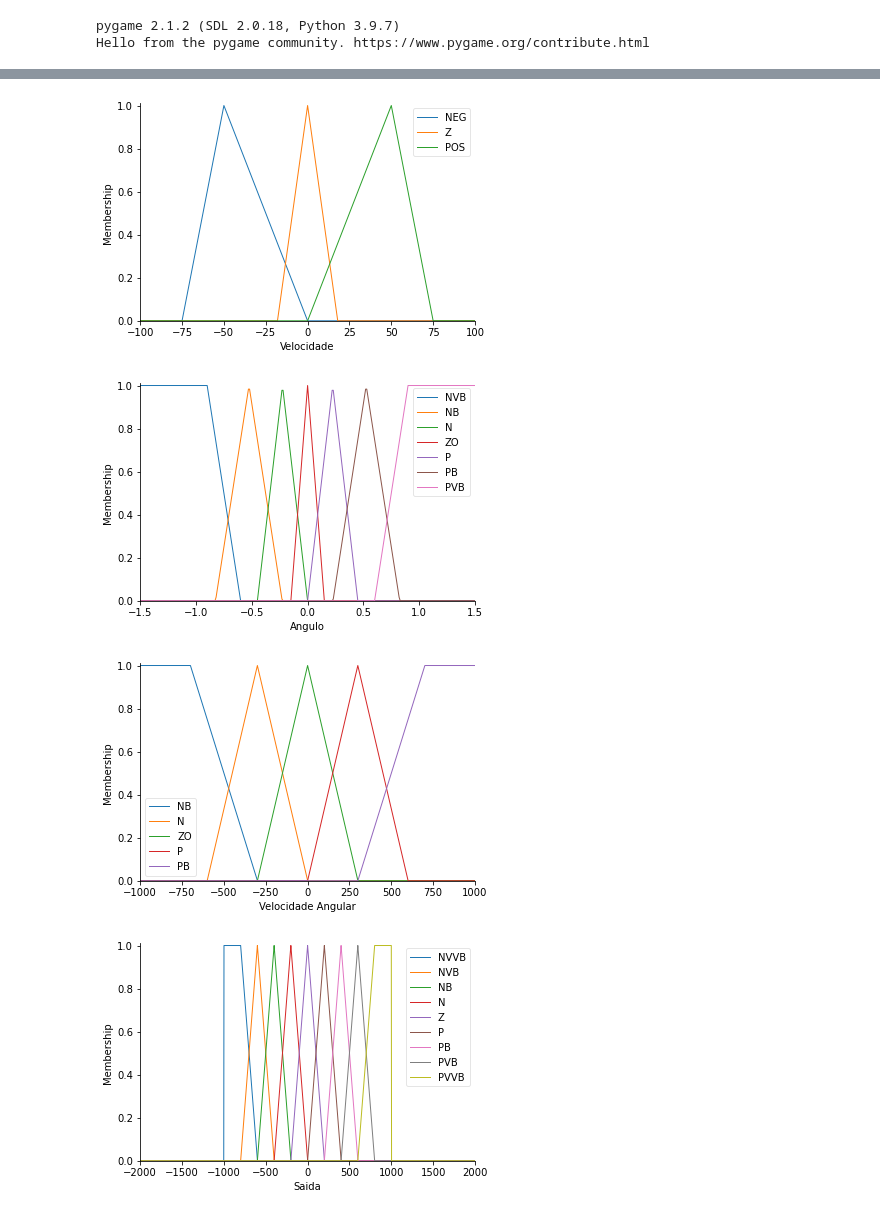
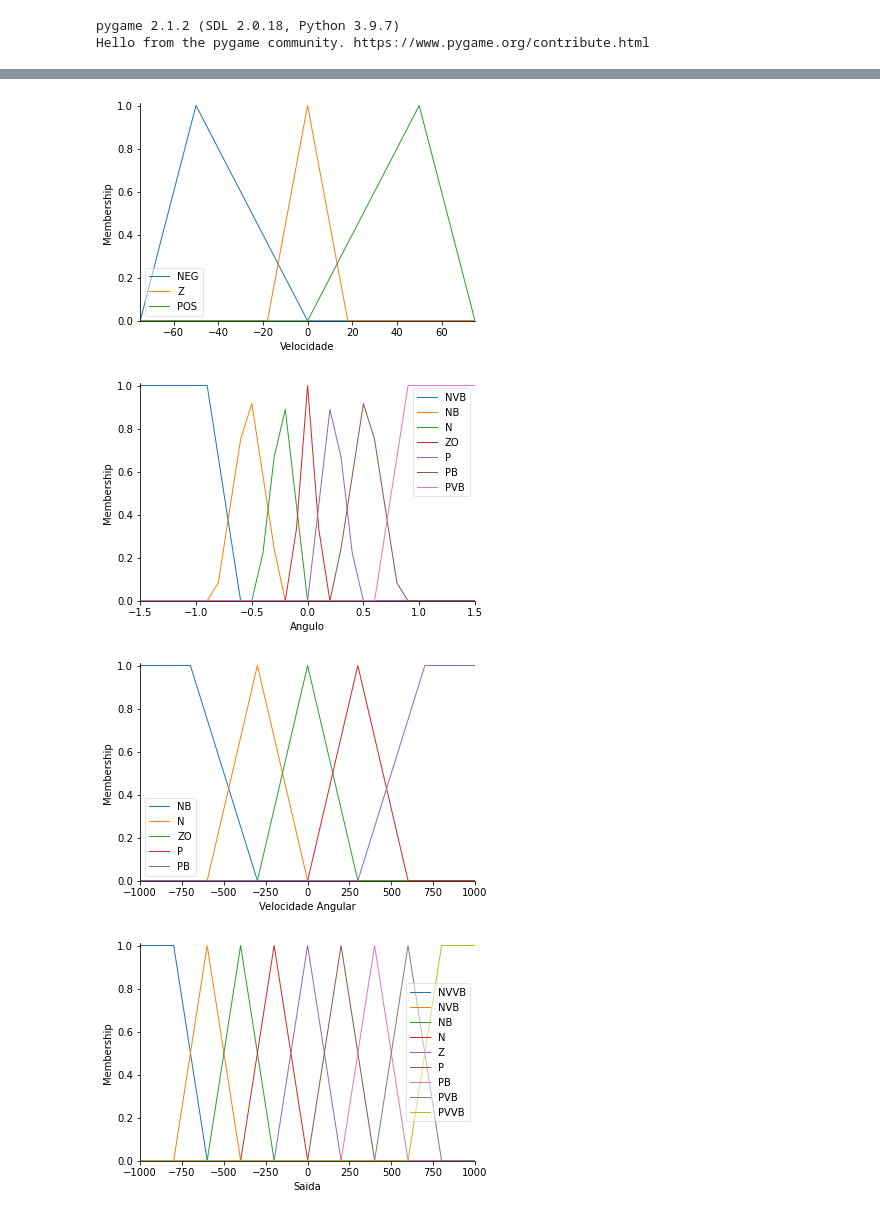
Before and after one commit to mateustui/Controle-Inteligente, a Jupyter notebook: Trab_02/visualizar/regras.ipynb, the cells around one changed output, grey strips where cells are left out. Drawn from its saved outputs; the diff is of its cells as text; code cells hidden in the pictures.

```diff
--- a/Trab_02/visualizar/regras.ipynb
+++ b/Trab_02/visualizar/regras.ipynb
@@ -26,10 +26,10 @@ I = m*L**2 / 12
 # SETPOINT em env.xRef.
 
 Posicao = np.arange(-2, 2.01, 0.01)
-Velocidade = np.arange(-100, 100.1, 0.1)
-Angulo = np.arange(-1.5, 1.501, 0.01)
+Velocidade = np.arange(-75, 75.1, 0.1)
+Angulo = np.arange(-1.5, 1.6, 0.1)
 VelocidadeAngular = np.arange(-1000, 1000.5, 0.5)
-Saida = np.arange(-2000, 2000.5, 0.5)
+Saida = np.arange(-1000, 1000.5, 0.5)
 
 P = ctrl.Antecedent(Posicao, 'Posicao')
 V = ctrl.Antecedent(Velocidade, 'Velocidade')
@@ -63,6 +63,7 @@ A['ZO'] = fuzz.trimf(Angulo, [-0.15,0,0.15])
 A['P'] = fuzz.trimf(Angulo, [0,0.225,0.45])
 A['PB'] = fuzz.trimf(Angulo, [0.2275,0.525,0.825])
 A['PVB'] = fuzz.trapmf(Angulo, [0.6,0.9,1.5,1.7])
+
 A.view()
 
 VA['NB'] = fuzz.trapmf(VelocidadeAngular, [-1002,-1000,-700,-300])
@@ -70,6 +71,7 @@ VA['N'] = fuzz.trimf(VelocidadeAngular, [-600,-300,0])
 VA['ZO'] = fuzz.trimf(VelocidadeAngular, [-300,0,300])
 VA['P'] = fuzz.trimf(VelocidadeAngular, [0,300,600])
 VA['PB'] = fuzz.trapmf(VelocidadeAngular, [300,700,1000,1002])
+
 VA.view()
 
 
@@ -131,33 +133,33 @@ Regra37 = ctrl.Rule(A['PB'] & VA['PB'], S['PVVB'])
 
 Regra38 = ctrl.Rule(A['PVB'] & VA['NB'], S['P'])
 Regra39 = ctrl.Rule(A['PVB'] & VA['N'], S['PB'])
 Regra40 = ctrl.Rule(A['PVB'] & VA['ZO'], S['PVB'])
 Regra41 = ctrl.Rule(A['PVB'] & VA['P'], S['PVVB'])
 Regra42 = ctrl.Rule(A['PVB'] & VA['PB'], S['PVVB'])
 
 SistemaControle = ctrl.ControlSystem([Regra1, Regra2, Regra3, Regra4, Regra5, Regra6, Regra7, Regra8, Regra9, Regra10,
     Regra11, Regra12, Regra13, Regra14, Regra15, Regra16, Regra17, Regra18, Regra19, Regra20, Regra21, Regra22, Regra23, Regra24, Regra25, Regra26,
     Regra27, Regra28, Regra29, Regra30, Regra31, Regra32, Regra33, Regra34, Regra35, Regra36, Regra37, Regra38, Regra39, Regra40, Regra41, Regra42])
 
 Controle = ctrl.ControlSystemSimulation(SistemaControle)
 # Função de controle: Ação nula.
 def funcao_controle_1(sensores):
     dist= sensores[0]
     Controle.input['Posicao'] = dist
     Controle.input['Velocidade'] = sensores[1]
     Controle.input['Angulo'] = sensores[2]
     Controle.input['Velocidade Angular'] = sensores[3]
     Controle.compute()
 
     acao = Controle.output['Saida']
     #acao = Controle.defuzz(Saida, Controle., 'centroid')
     print(dist, sensores[1], sensores[2], sensores[3], acao)
     return acao
 # %% [output]
 pygame 2.1.2 (SDL 2.0.18, Python 3.9.7)
 Hello from the pygame community. https://www.pygame.org/contribute.html
 [figure]
-[figure, old version]
+[figure, new version]
-[figure, old version]
+[figure, new version]
 [figure]
-[figure, old version]
+[figure, new version]
```
Also changed, not shown: 4 other files.
